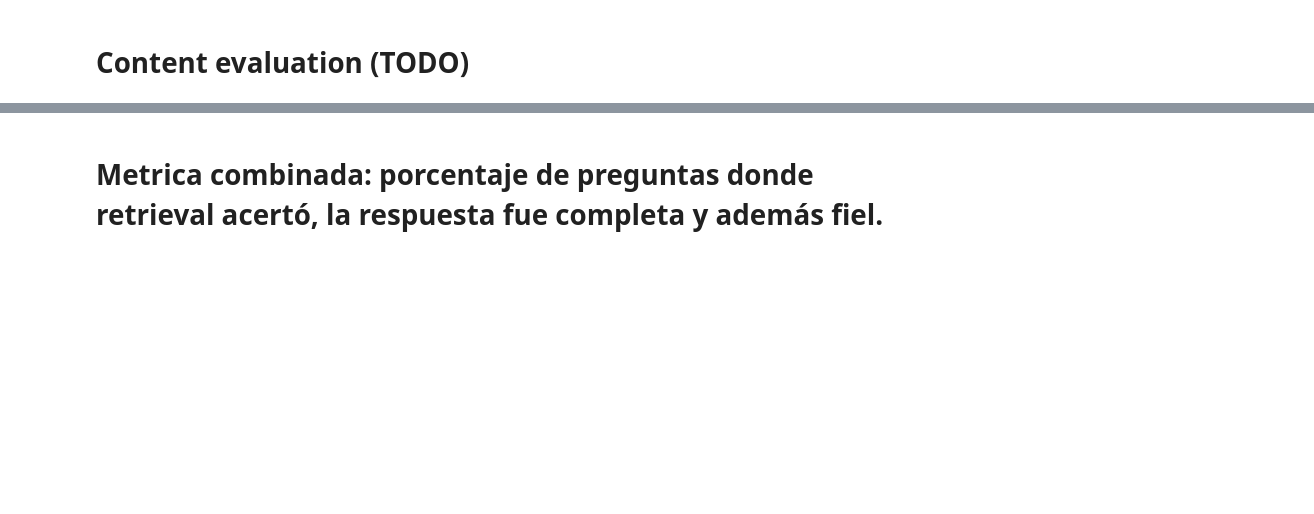
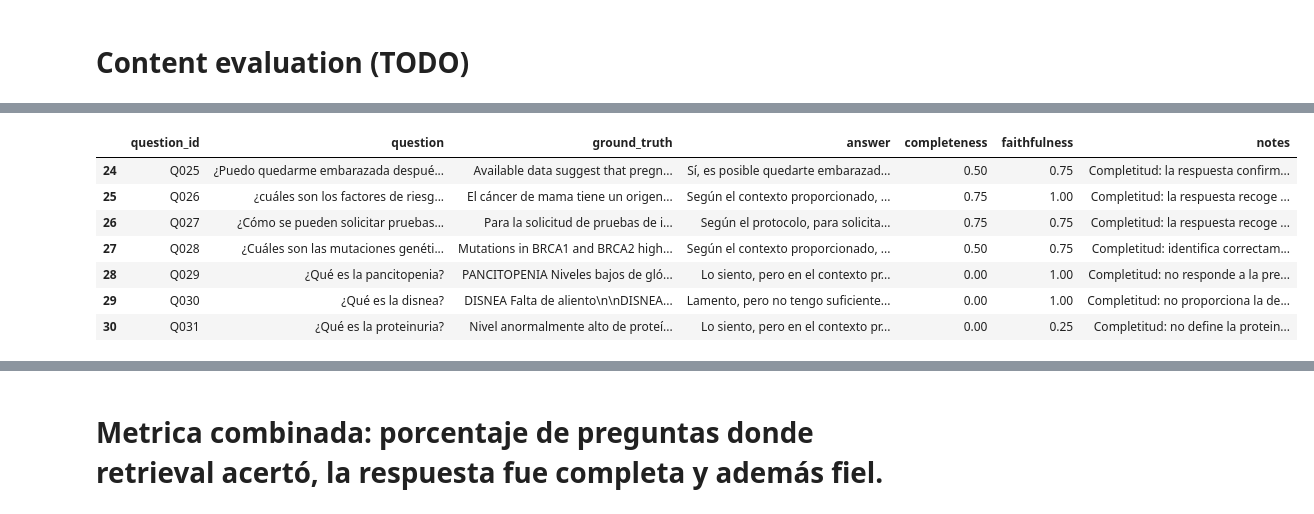
Before and after one commit to MamenCortes/RAGChatBot, a Jupyter notebook: notebooks/RAG-evaluation.ipynb, the cells around one changed output, grey strips where cells are left out. Saved outputs shown, nothing was run; the diff lists cells and outputs as text; code cells hidden in the pictures; blank space fills up the shorter version.

Commit message:
RAG chatbot evaluated. Evaluation based on retrieval and content. A summary of the content evaluation can be found at /eval/content_evaluation_summary.md

```diff
--- a/notebooks/RAG-evaluation.ipynb
+++ b/notebooks/RAG-evaluation.ipynb
@@ -917,0 +1061,56 @@ for metric, value in content_metrics.items():
+# %%
+content_evaluation_path = f"{PROJECT_ROOT}/eval/content_evaluation_full.json"
+content_eval_df = pd.read_json(content_evaluation_path, orient="records", lines=True)
+
+#Ajustes
+#asignar el completeness de la pregunta Q002 0.75
+content_eval_df.loc[content_eval_df["question_id"] == "Q002", "completeness"] = 0.75
+content_eval_df.loc[content_eval_df["question_id"] == "Q004", "faithfulness"] = 1
+#content_eval_df.loc[content_eval_df["question_id"] == "Q004", "notes"] += "Se ha comprobado que la clasificación por grados sí se incluye en el contexto recuperado, por lo que la respuesta es fiel a la evidencia. "
+content_eval_df.loc[content_eval_df["question_id"] == "Q006", "faithfulness"] = 1
+#content_eval_df.loc[content_eval_df["question_id"] == "Q006", "notes"] += "Se ha comprobado que información extra sí se incluye en el contexto recuperado, por lo que la respuesta es fiel a la evidencia. "
+content_eval_df.loc[content_eval_df["question_id"] == "Q008", "completeness"] = 0.75
+content_eval_df.loc[content_eval_df["question_id"] == "Q013", "completeness"] = 0.50
+content_eval_df.loc[content_eval_df["question_id"] == "Q013", "faithfulness"] = 0.75
+content_eval_df.loc[content_eval_df["question_id"] == "Q014", "completeness"] = 0.65
+content_eval_df.loc[content_eval_df["question_id"] == "Q014", "faithfulness"] = 1
+content_eval_df.loc[content_eval_df["question_id"] == "Q014", "notes"] = "Completitud: la respuesta identifica correctamente que radio-223 es un radiofármaco intravenoso utilizado para tratar el cáncer de próstata extendido a los huesos y explica que se deposita en las lesiones óseas, donde su radiación elimina células cancerosas. Sin embargo, omite beneficios relevantes descritos en el contexto, como el alivio del dolor, la prolongación de la supervivencia, el retraso de eventos esqueléticos y la mejora de la calidad de vida, así como condiciones y precauciones específicas de uso. Fidelidad: todas las afirmaciones incluidas están directamente respaldadas por el contexto, por lo que no se detecta información inventada o contradictoria."
+content_eval_df.loc[content_eval_df["question_id"] == "Q015", "completeness"] = 0.25
+content_eval_df.loc[content_eval_df["question_id"] == "Q015", "faithfulness"] = 0.5
+content_eval_df.loc[content_eval_df["question_id"] == "Q019", "faithfulness"] = 0.5
+content_eval_df.loc[content_eval_df["question_id"] == "Q020", "completeness"] = 0.75
+content_eval_df.loc[content_eval_df["question_id"] == "Q020", "faithfulness"] = 1
+content_eval_df.loc[content_eval_df["question_id"] == "Q020", "notes"] = "Completitud: la respuesta recoge correctamente la anticoncepción no hormonal, el seguimiento ginecológico periódico, la derivación al cardiólogo ante insuficiencia cardiaca después de quimioterapia (no presente en el ground_truth pero sí en el contexto recuperado) y la suspensión del tamoxifeno con valoración oncológica ante una TVP. Sin embargo, omite la posible interacción de determinados medicamentos con el metabolismo del tamoxifeno mediante CYP2D6, especialmente algunos antidepresivos, que puede disminuir su eficacia. También omite algunos detalles secundarios sobre la secuencia con quimioterapia y la posible prolongación del tratamiento en pacientes seleccionadas. Fidelidad: todas las recomendaciones incluidas están respaldadas directamente por los contextos recuperados (aunque no totalmente por la evaluación obtenida manualmente), sin afirmaciones contradictorias o no sustentadas."
+content_eval_df.loc[content_eval_df["question_id"] == "Q021", "completeness"] = 0.75
+content_eval_df.loc[content_eval_df["question_id"] == "Q021", "notes"] = "Completitud: la respuesta incluye casi todos los síntomas relevantes presentes en los contextos: sequedad vaginal, sofocos, insomnio, dispareunia, reducción de la lubricación, pérdida del deseo sexual y síntomas urinarios como disuria, aumento de la frecuencia, urgencia y cistitis poscoital. Omite el picor vulvovaginal y repite algunos conceptos, especialmente la sequedad vaginal y la dispareunia. Algunos de estos síntomas no están contenidos en el ground truth pero eso se considera una limitación de la búsqueda manual y no del sistema. Fidelidad: todos los síntomas enumerados aparecen en los contextos recuperados. No obstante, la respuesta los atribuye globalmente a la falta de estrógenos, mientras que algunos fragmentos los presentan específicamente como síntomas de menopausia o efectos de los inhibidores de la aromatasa; por ello, la atribución causal es razonable, pero ligeramente más general que la evidencia recuperada."
+content_eval_df.loc[content_eval_df["question_id"] == "Q023", "completeness"] = 0.25
+content_eval_df.loc[content_eval_df["question_id"] == "Q023", "faithfulness"] = 0.75
+content_eval_df.loc[content_eval_df["question_id"] == "Q023", "notes"] = "Completitud: la respuesta identifica correctamente que la quimioterapia puede provocar supresión o insuficiencia ovárica y reducir la producción de estrógenos. Sin embargo, omite las frecuencias por grupos de edad, la dependencia del riesgo respecto al tipo y dosis de quimioterapia y la edad de la paciente, el mayor riesgo en mujeres de más edad y la necesidad de informar sobre criopreservación de ovocitos antes del tratamiento. Tampoco menciona las consecuencias sobre la fertilidad y los síntomas menopáusicos. Fidelidad: la supresión ovárica producida por la quimioterapia está respaldada por el ground truth y los contextos. No obstante, la respuesta mezcla este efecto adverso con la supresión ovárica terapéutica y afirma sin respaldo que la quimioterapia puede ser menos eficaz en mujeres posmenopáusicas debido a sus menores niveles de estrógenos, confundiendo la quimioterapia con la terapia endocrina."
+content_eval_df.loc[content_eval_df["question_id"] == "Q024", "faithfulness"] = 0.5
+content_eval_df.loc[content_eval_df["question_id"] == "Q024", "notes"] = "Completitud: la respuesta define correctamente la dispareunia como dolor o incomodidad durante las relaciones sexuales, pero omite que el dolor o molestia puede aparecer antes, durante o después de la unión sexual, tal como especifica el ground truth. Fidelidad: la definición inicial está respaldada por el ground truth. Sin embargo, los contextos recuperados no relacionan directamente la dispareunia con problemas urinarios, cirugía prostática o tratamientos para el cáncer de próstata, ni indican que sea un problema común en estos pacientes. Además, afirmar que la dispareunia no se menciona en los textos es incompatible con el ground truth, que sí proporciona una definición explícita."
+content_eval_df.loc[content_eval_df["question_id"] == "Q025", "completeness"] = 0.5
+content_eval_df.loc[content_eval_df["question_id"] == "Q025", "faithfulness"] = 0.75
+content_eval_df.loc[content_eval_df["question_id"] == "Q025", "notes"] = "Completitud: la respuesta confirma correctamente que es posible quedarse embarazada después del tratamiento y recoge que la terapia endocrina puede interrumpirse temporalmente, bajo control médico y durante un máximo de dos años, sin aumento demostrado de la recaída a corto plazo. Sin embargo, omite que generalmente se recomienda esperar al menos dos años después del tratamiento, que el momento depende del estadio y del tratamiento recibido, y que la terapia endocrina debe suspenderse antes de intentar el embarazo y reanudarse después del parto y la lactancia. Fidelidad: la posibilidad de embarazo, la interrupción temporal de la terapia endocrina y la recomendación de consultar al médico están respaldadas. No obstante, la referencia a haber superado el primer trimestre procede de un contexto sobre la realización segura de la biopsia selectiva del ganglio centinela en pacientes ya embarazadas y no constituye una condición para quedarse embarazada después del cáncer; por tanto, es una aplicación incorrecta de información recuperada."
+content_eval_df.loc[content_eval_df["question_id"] == "Q026", "completeness"] = 0.75
+content_eval_df.loc[content_eval_df["question_id"] == "Q026", "faithfulness"] = 1
+content_eval_df.loc[content_eval_df["question_id"] == "Q026", "notes"] = "Completitud: la respuesta recoge correctamente numerosos factores de riesgo presentes en los contextos y el ground truth, incluidos sexo femenino, edad avanzada, radiaciones ionizantes, predisposición genética y antecedentes familiares, pocos hijos, hiperplasia atípica, obesidad, exposición a estrógenos y alcohol. Sin embargo, omite factores adicionales relevantes del ground truth, como antecedentes personales de cáncer de mama o carcinoma ductal in situ, densidad mamaria elevada, menarquia temprana o menopausia tardía, nuliparidad, primer embarazo tardío, ausencia de lactancia, terapia hormonal sustitutiva, anticonceptivos orales, sedentarismo y dieta inadecuada. Fidelidad: todos los factores mencionados y la aclaración sobre el carácter probabilístico de los factores de riesgo están directamente respaldados por los contexts y el ground truth; no se identifican afirmaciones inventadas o contradictorias."
+
+content_eval_df.loc[content_eval_df["question_id"] == "Q027", "completeness"] = 0.75
+content_eval_df.loc[content_eval_df["question_id"] == "Q027", "faithfulness"] = 0.75
+content_eval_df.loc[content_eval_df["question_id"] == "Q027", "notes"] = "Completitud: la respuesta recoge correctamente el uso de la petición electrónica mediante Diraya y PDI, la necesidad de incluir la justificación clínica, los tres niveles de prioridad y la fecha ideal de realización. También explica que el Servicio de Radiodiagnóstico valorará la pertinencia, modalidad y prioridad del estudio. Sin embargo, omite que en los controles periódicos debe indicarse la fecha de la siguiente revisión en consulta y no especifica que el procedimiento se aplica tanto a Atención Primaria como a Atención Especializada. Fidelidad: la mayor parte de la respuesta está respaldada, pero atribuye al solicitante la obligación de especificar mamografía o ecografía. Según el contexto, es Radiodiagnóstico quien decide la prueba inicial después de valorar la clínica, edad y antecedentes de la paciente. Esta atribución incorrecta reduce la fidelidad."
+
+content_eval_df.loc[content_eval_df["question_id"] == "Q028", "completeness"] = 0.5
+content_eval_df.loc[content_eval_df["question_id"] == "Q028", "faithfulness"] = 0.75
+
+content_eval_df.loc[content_eval_df["question_id"] == "Q031", "faithfulness"] = 0.25
+
+content_eval_df[["question_id", "question", "ground_truth", "answer", "completeness", "faithfulness", "notes"]].tail(7)
+# %% [output]
+|  | question_id | question | ground_truth | answer | completeness | faithfulness | notes |
+| 24 | Q025 | ¿Puedo quedarme embarazada despué... | Available data suggest that pregn... | Sí, es posible quedarte embarazad... | 0.50 | 0.75 | Completitud: la respuesta confirm... |
+| 25 | Q026 | ¿cuáles son los factores de riesg... | El cáncer de mama tiene un origen... | Según el contexto proporcionado, ... | 0.75 | 1.00 | Completitud: la respuesta recoge ... |
+| 26 | Q027 | ¿Cómo se pueden solicitar pruebas... | Para la solicitud de pruebas de i... | Según el protocolo, para solicita... | 0.75 | 0.75 | Completitud: la respuesta recoge ... |
+| 27 | Q028 | ¿Cuáles son las mutaciones genéti... | Mutations in BRCA1 and BRCA2 high... | Según el contexto proporcionado, ... | 0.50 | 0.75 | Completitud: identifica correctam... |
+| 28 | Q029 | ¿Qué es la pancitopenia? | PANCITOPENIA Niveles bajos de gló... | Lo siento, pero en el contexto pr... | 0.00 | 1.00 | Completitud: no responde a la pre... |
+| 29 | Q030 | ¿Qué es la disnea? | DISNEA Falta de aliento\n\nDISNEA... | Lamento, pero no tengo suficiente... | 0.00 | 1.00 | Completitud: no proporciona la de... |
+| 30 | Q031 | ¿Qué es la proteinuria? | Nivel anormalmente alto de proteí... | Lo siento, pero en el contexto pr... | 0.00 | 0.25 | Completitud: no define la protein... |
```
Also changed, not shown: parts of 45 cells of this notebook, 23 other files.
